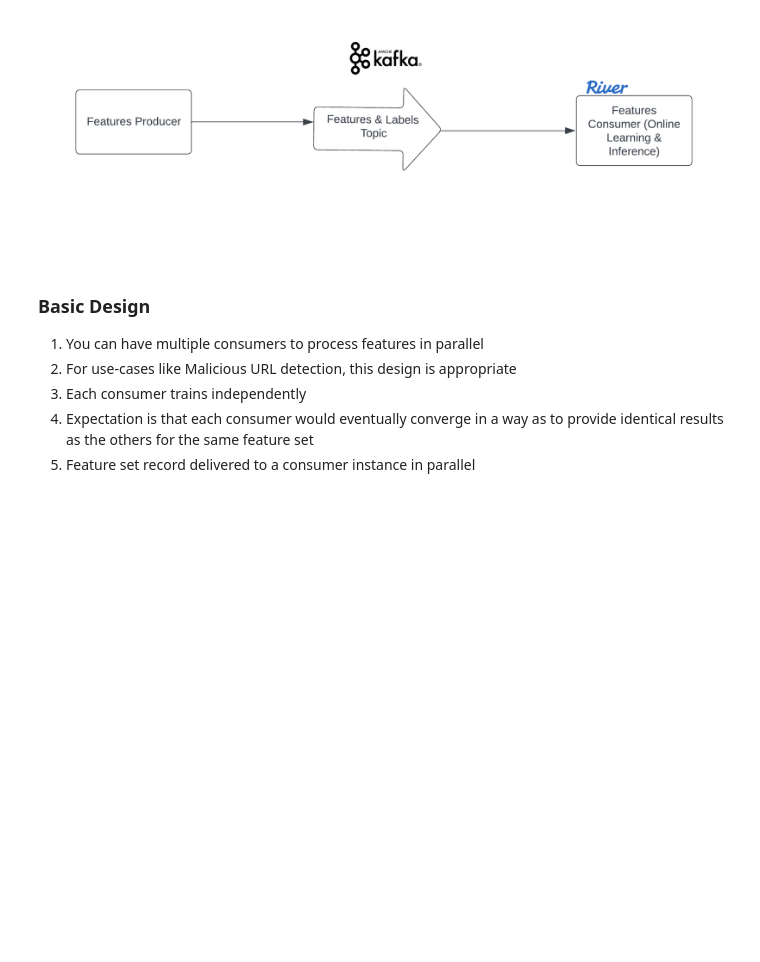
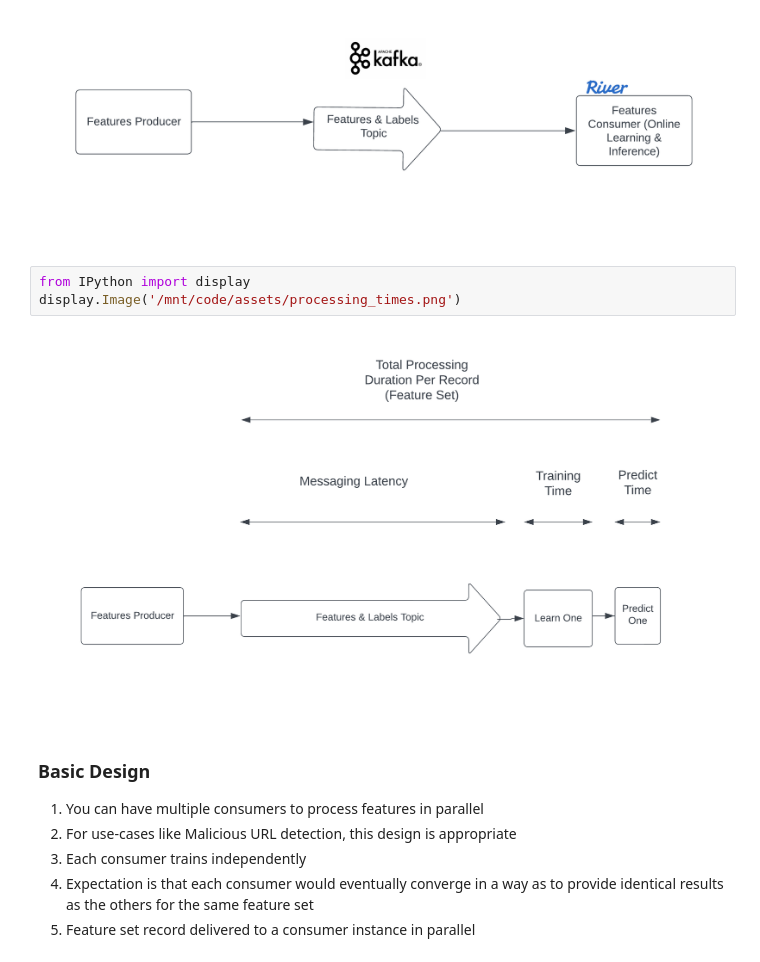
Before and after one commit to dominodatalab/online-learning-streaming, a Jupyter notebook: src/MaxSustainableThroughputCalculator.ipynb, the cells around one changed output. Drawn from its saved outputs; the diff is of its cells as text; blank space fills up the shorter version.

```diff
--- a/src/MaxSustainableThroughputCalculator.ipynb
+++ b/src/MaxSustainableThroughputCalculator.ipynb
@@ -10,6 +10,11 @@ from IPython import display
 display.Image('/mnt/code/assets/schematic_design.png')
 # %% [output]
 [figure]
+# %%
+from IPython import display
+display.Image('/mnt/code/assets/processing_times.png')
+# %% [output]
+[figure, added]
 # %% [markdown]
 ### Basic Design
 1. You can have multiple consumers to process features in parallel
```
Also changed, not shown: 3 other files.
